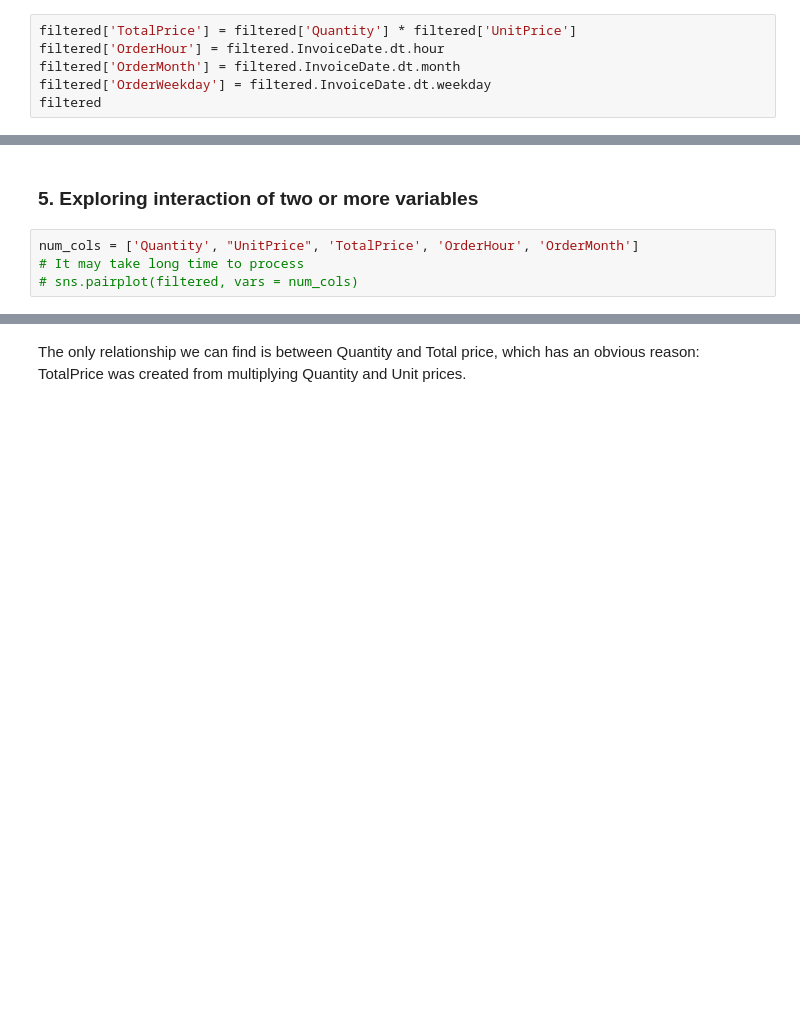
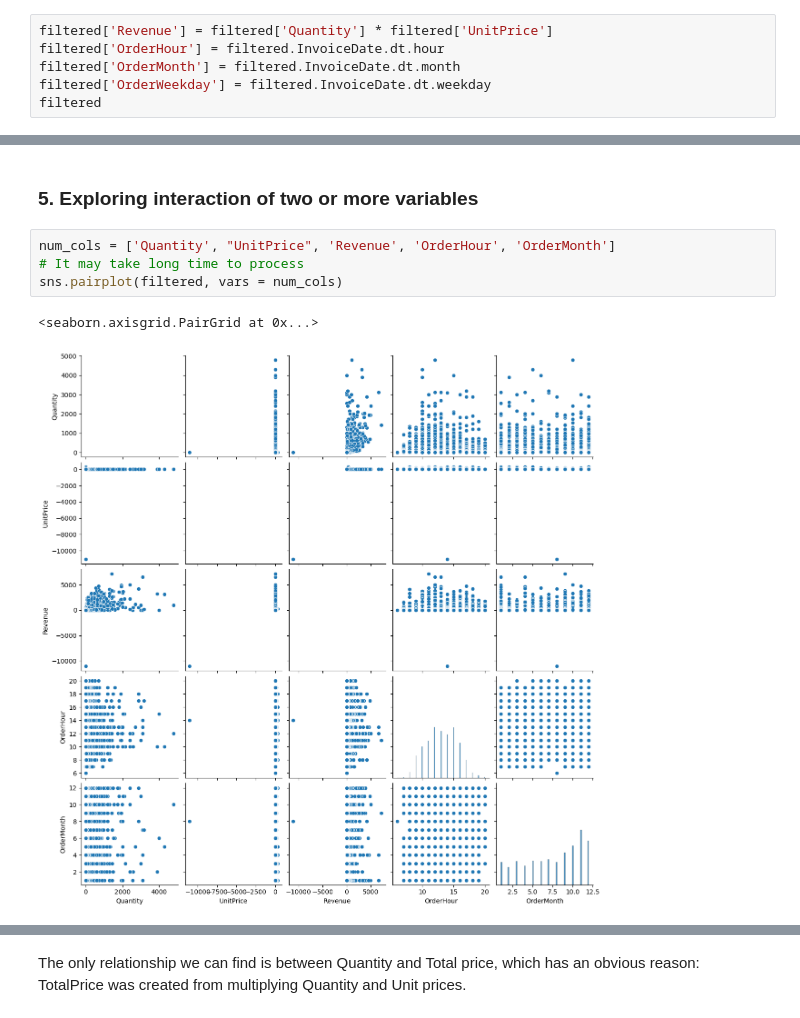
Before and after one commit to armhijacker/customer_behaviour, a Jupyter notebook: Week_2_Data_Preparation_and_EDA.ipynb, the cells around one changed output, grey strips where cells are left out. Cells and saved outputs as stored; diff of their text form; blank space fills up the shorter version.

```diff
--- a/Week_2_Data_Preparation_and_EDA.ipynb
+++ b/Week_2_Data_Preparation_and_EDA.ipynb
@@ -255,7 +433,7 @@ country = filtered.Country.astype('category')
 # %% [markdown]
 Creating new variables will help to find more relations in data. They may be used in later analysis as well.
 # %%
-filtered['TotalPrice'] = filtered['Quantity'] * filtered['UnitPrice']
+filtered['Revenue'] = filtered['Quantity'] * filtered['UnitPrice']
 filtered['OrderHour'] = filtered.InvoiceDate.dt.hour
 filtered['OrderMonth'] = filtered.InvoiceDate.dt.month
 filtered['OrderWeekday'] = filtered.InvoiceDate.dt.weekday
@@ -265,7 +457,10 @@ filtered.to_csv("data/data_cleared.csv")
 # %% [markdown]
 ### 5. Exploring interaction of two or more variables
 # %%
-num_cols = ['Quantity', "UnitPrice", 'TotalPrice', 'OrderHour', 'OrderMonth']
+num_cols = ['Quantity', "UnitPrice", 'Revenue', 'OrderHour', 'OrderMonth']
 # It may take long time to process
-# sns.pairplot(filtered, vars = num_cols)
+sns.pairplot(filtered, vars = num_cols)
+# %% [output]
+<seaborn.axisgrid.PairGrid at 0x...>
+[figure, added]
 # %%
```
Also changed, not shown: parts of 26 cells of this notebook, 5 other files.
